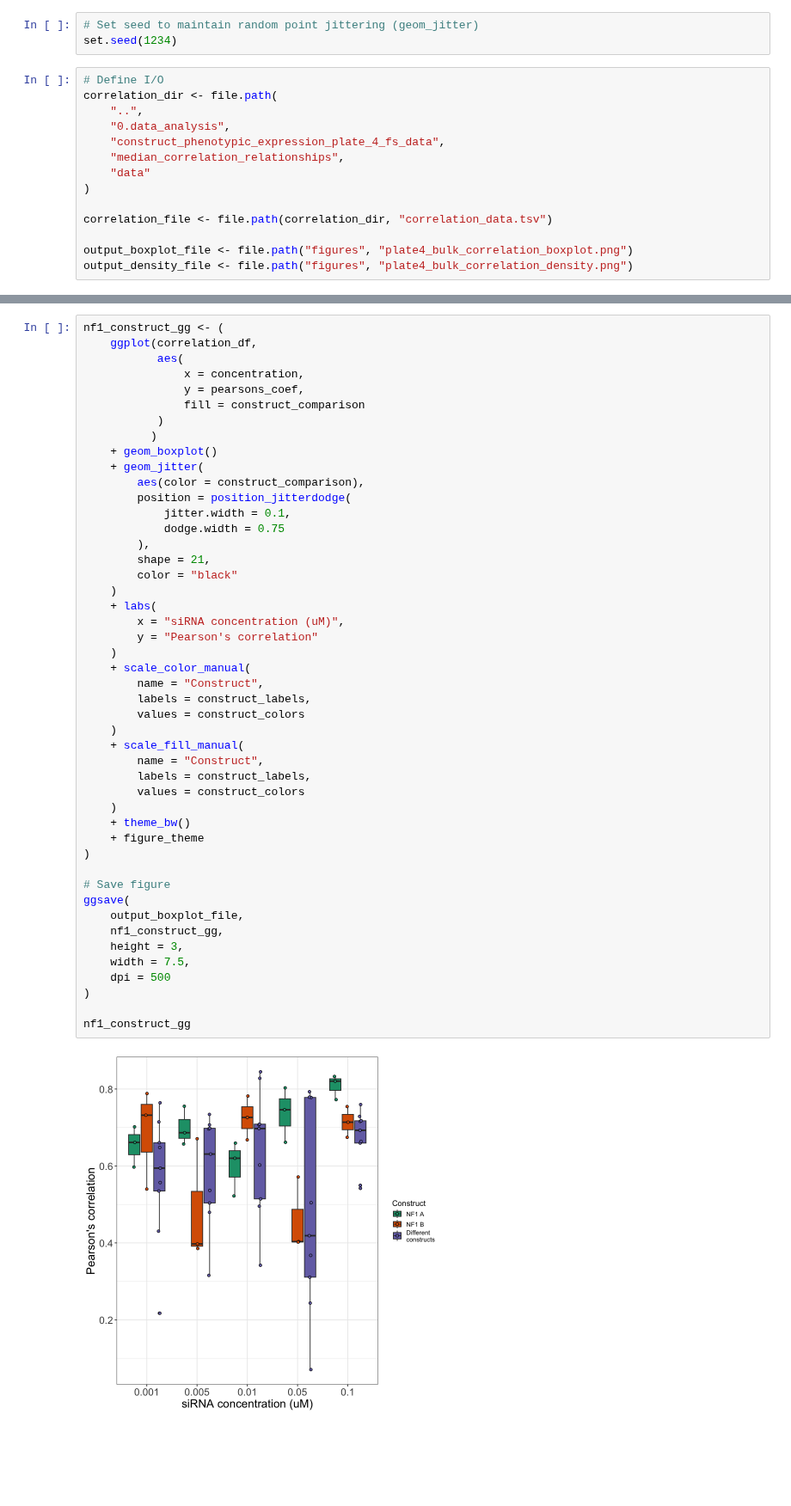
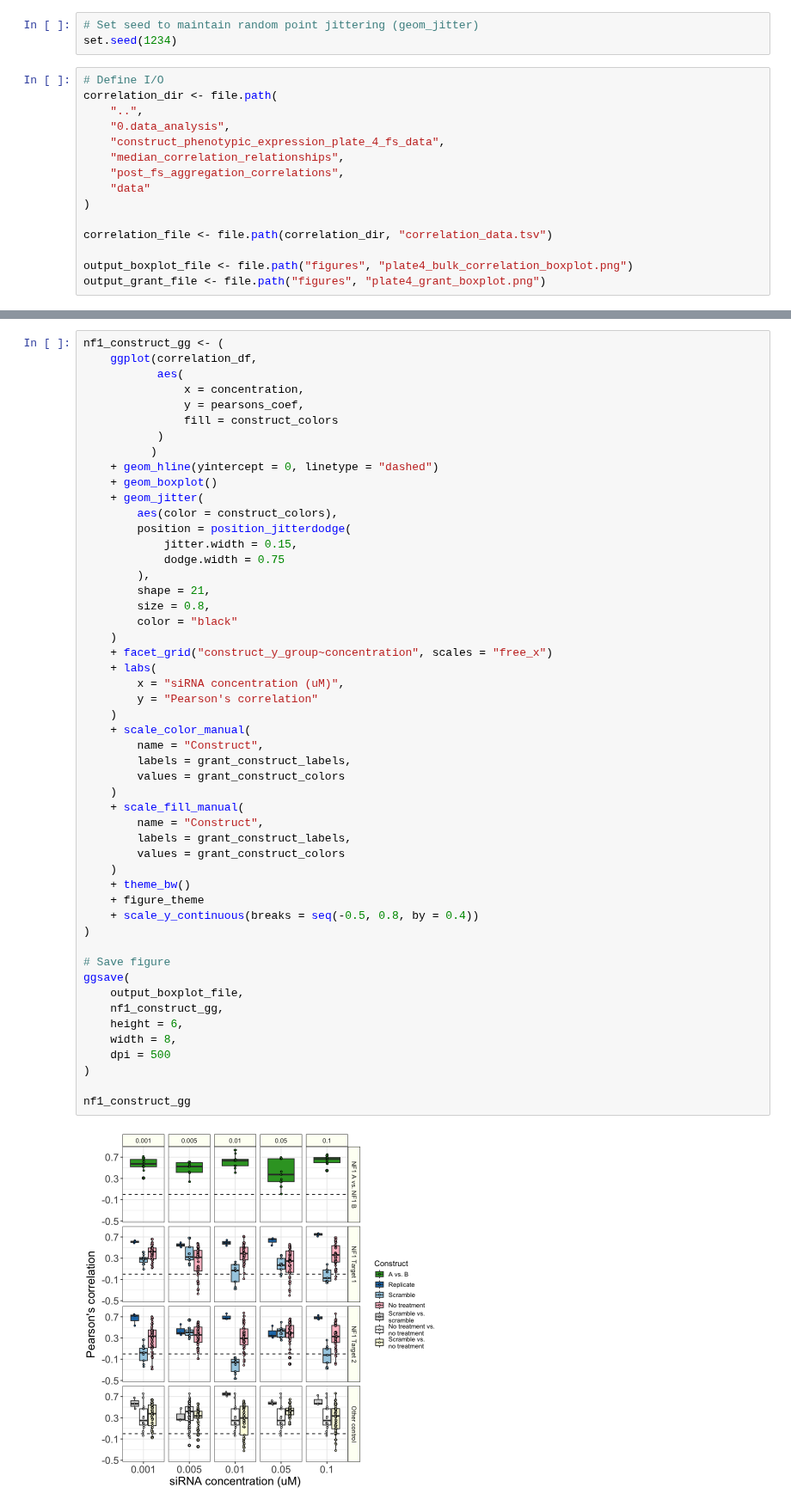
Before and after one commit to WayScience/NF1_SchwannCell_data_analysis, a Jupyter notebook: figures/visualize-plate4-correlations.ipynb, the cells around one changed output, grey strips where cells are left out. Shown at 86% size. Drawn from its saved outputs; the diff is of its cells as text; blank space fills up the shorter version.

```diff
--- a/figures/visualize-plate4-correlations.ipynb
+++ b/figures/visualize-plate4-correlations.ipynb
@@ -26,13 +32,14 @@ correlation_dir <- file.path(
     "0.data_analysis",
     "construct_phenotypic_expression_plate_4_fs_data",
     "median_correlation_relationships",
+    "post_fs_aggregation_correlations",
     "data"
 )
 
 correlation_file <- file.path(correlation_dir, "correlation_data.tsv")
 
 output_boxplot_file <- file.path("figures", "plate4_bulk_correlation_boxplot.png")
-output_density_file <- file.path("figures", "plate4_bulk_correlation_density.png")
+output_grant_file <- file.path("figures", "plate4_grant_boxplot.png")
 # %%
 # Set plot defaults
 construct_labels <- c(
@@ -109,46 +188,50 @@ nf1_construct_gg <- (
            aes(
                x = concentration,
                y = pearsons_coef,
-               fill = construct_comparison
+               fill = construct_colors
            )
           )
+    + geom_hline(yintercept = 0, linetype = "dashed")
     + geom_boxplot()
     + geom_jitter(
-        aes(color = construct_comparison),
+        aes(color = construct_colors),
         position = position_jitterdodge(
-            jitter.width = 0.1,
+            jitter.width = 0.15,
             dodge.width = 0.75
         ),
         shape = 21,
+        size = 0.8,
         color = "black"
     )
+    + facet_grid("construct_y_group~concentration", scales = "free_x")
     + labs(
         x = "siRNA concentration (uM)",
         y = "Pearson's correlation"
     )
     + scale_color_manual(
         name = "Construct",
-        labels = construct_labels,
-        values = construct_colors
+        labels = grant_construct_labels,
+        values = grant_construct_colors
     )
     + scale_fill_manual(
         name = "Construct",
-        labels = construct_labels,
-        values = construct_colors
+        labels = grant_construct_labels,
+        values = grant_construct_colors
     )
     + theme_bw()
     + figure_theme
+    + scale_y_continuous(breaks = seq(-0.5, 0.8, by = 0.4))
 )
 
 # Save figure
 ggsave(
     output_boxplot_file,
     nf1_construct_gg,
-    height = 3,
-    width = 7.5,
+    height = 6,
+    width = 8,
     dpi = 500
 )
 
 nf1_construct_gg
 # %% [output]
-[figure, old version]
+[figure, new version]
```
Also changed, not shown: parts of 7 cells of this notebook, 4 other files.
